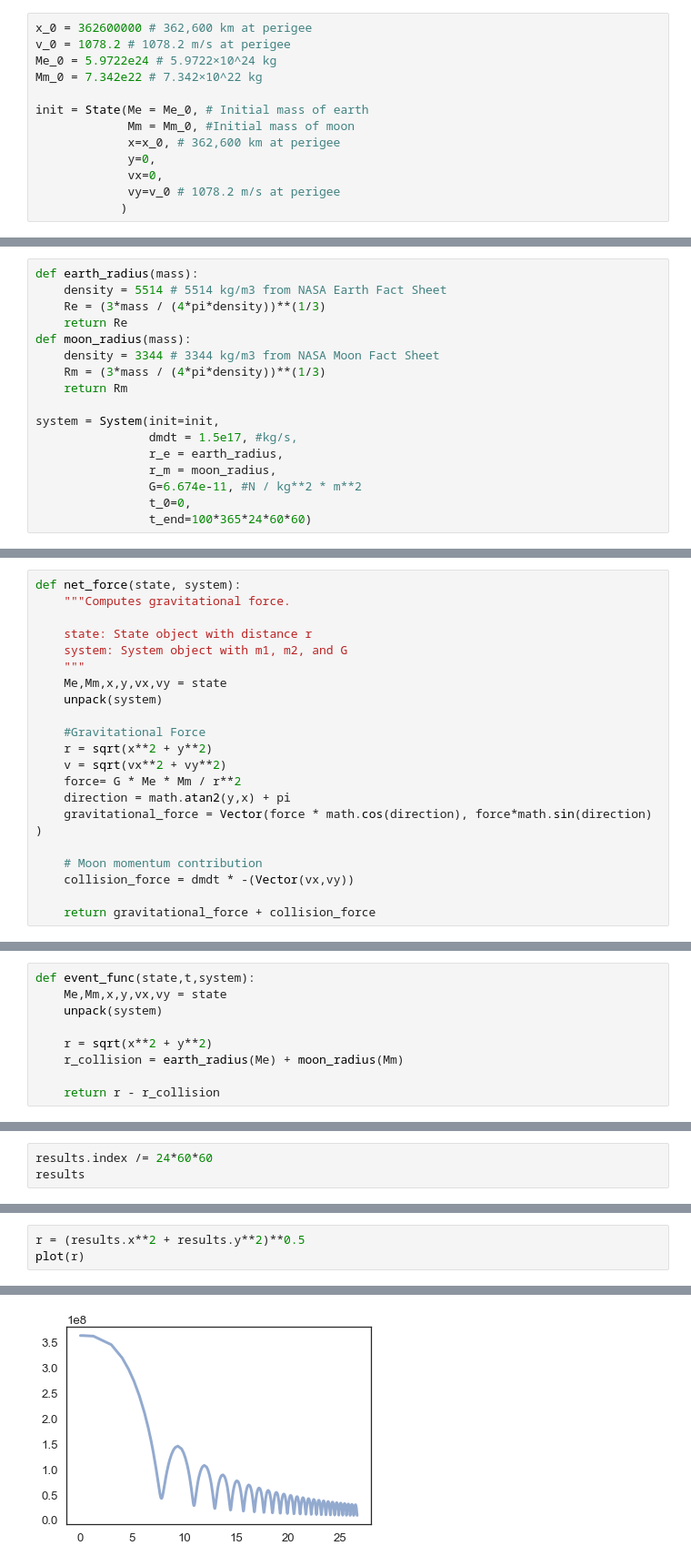
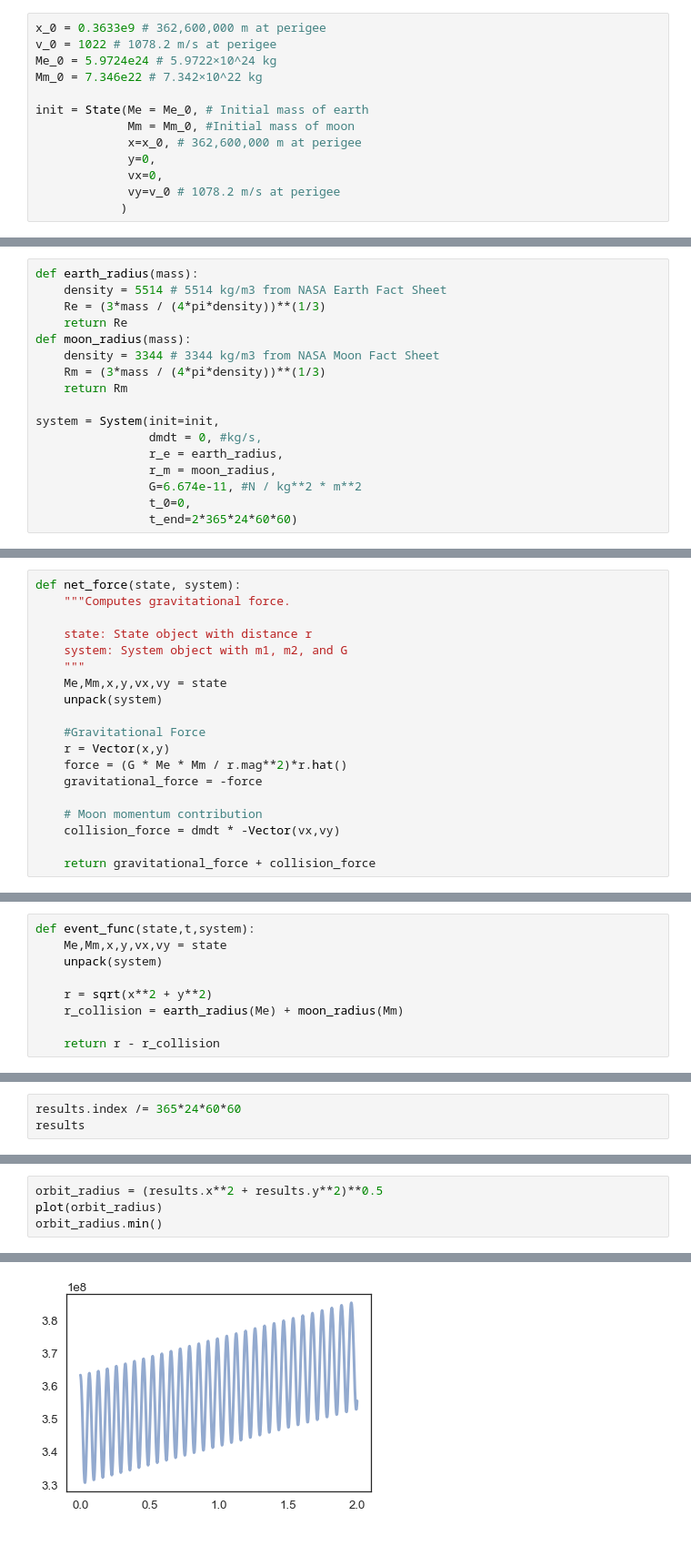
Before and after one commit to michaelremley/ModSim-Project-3, a Jupyter notebook: Project 3 Notebook.ipynb, the cells around one changed output, grey strips where cells are left out. Shown: that part at 91% size. Drawn from its saved outputs; the diff is of its cells as text.

```diff
--- a/Project 3 Notebook.ipynb
+++ b/Project 3 Notebook.ipynb
@@ -11,14 +11,14 @@
 from modsim import *
 import math as math
 # %%
-x_0 = 362600000 # 362,600 km at perigee
-v_0 = 1078.2 # 1078.2 m/s at perigee
-Me_0 = 5.9722e24 # 5.9722×10^24 kg
-Mm_0 = 7.342e22 # 7.342×10^22 kg
+x_0 = 0.3633e9 # 362,600,000 m at perigee
+v_0 = 1022 # 1078.2 m/s at perigee
+Me_0 = 5.9724e24 # 5.9722×10^24 kg
+Mm_0 = 7.346e22 # 7.342×10^22 kg
 
 init = State(Me = Me_0, # Initial mass of earth
              Mm = Mm_0, #Initial mass of moon
-             x=x_0, # 362,600 km at perigee
+             x=x_0, # 362,600,000 m at perigee
              y=0,
              vx=0,
              vy=v_0 # 1078.2 m/s at perigee
@@ -42,11 +42,11 @@ def moon_radius(mass):
     return Rm
 
 system = System(init=init,
-                dmdt = 1.5e17, #kg/s,
+                dmdt = 0, #kg/s,
                 r_e = earth_radius,
                 r_m = moon_radius,
                 G=6.674e-11, #N / kg**2 * m**2
                 t_0=0,
-                t_end=100*365*24*60*60)
+                t_end=2*365*24*60*60)
 # %% [output]
 |  | values |
@@ -68,14 +68,12 @@ def net_force(state, system):
     unpack(system)
 
     #Gravitational Force
-    r = sqrt(x**2 + y**2)
-    v = sqrt(vx**2 + vy**2)
-    force= G * Me * Mm / r**2
-    direction = math.atan2(y,x) + pi
-    gravitational_force = Vector(force * math.cos(direction), force*math.sin(direction) )
+    r = Vector(x,y)
+    force = (G * Me * Mm / r.mag**2)*r.hat()
+    gravitational_force = -force
 
     # Moon momentum contribution
-    collision_force = dmdt * -(Vector(vx,vy))
+    collision_force = dmdt * -Vector(vx,vy)
 
     return gravitational_force + collision_force
 # %%
@@ -134,6 +132,6 @@ details
 | success | True |
 # %%
-results.index /= 24*60*60
+results.index /= 365*24*60*60
 results
 # %% [output]
 |  | Me | Mm | x | y | vx | vy |
@@ -157,4 +155,5 @@ results
 # %%
-r = (results.x**2 + results.y**2)**0.5
-plot(r)
+orbit_radius = (results.x**2 + results.y**2)**0.5
+plot(orbit_radius)
+orbit_radius.min()
 # %% [output]
@@ -162 +161 @@ plot(r)
-[figure, old version]
+[figure, new version]
```
Also changed, not shown: parts of 9 cells of this notebook.
